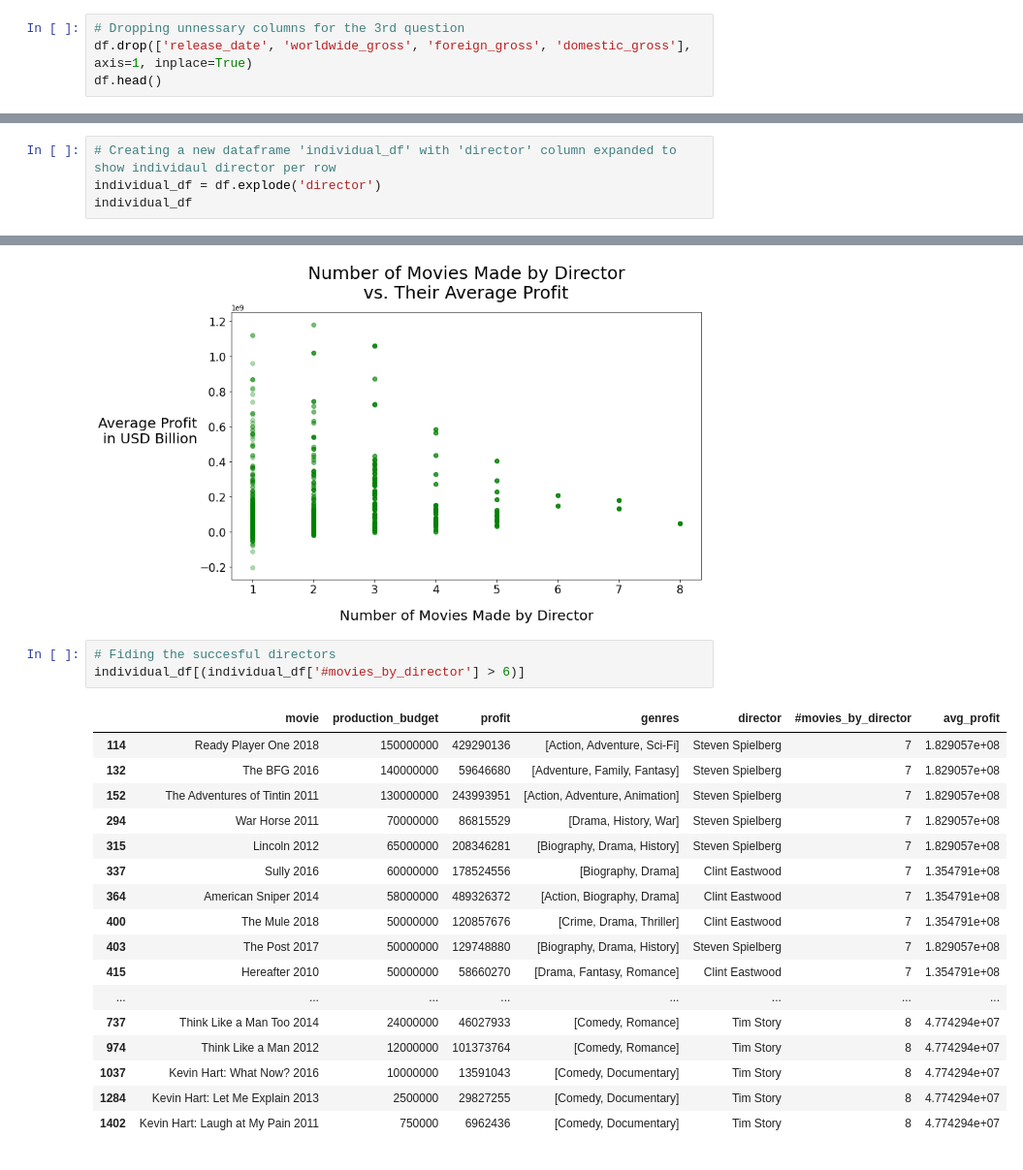
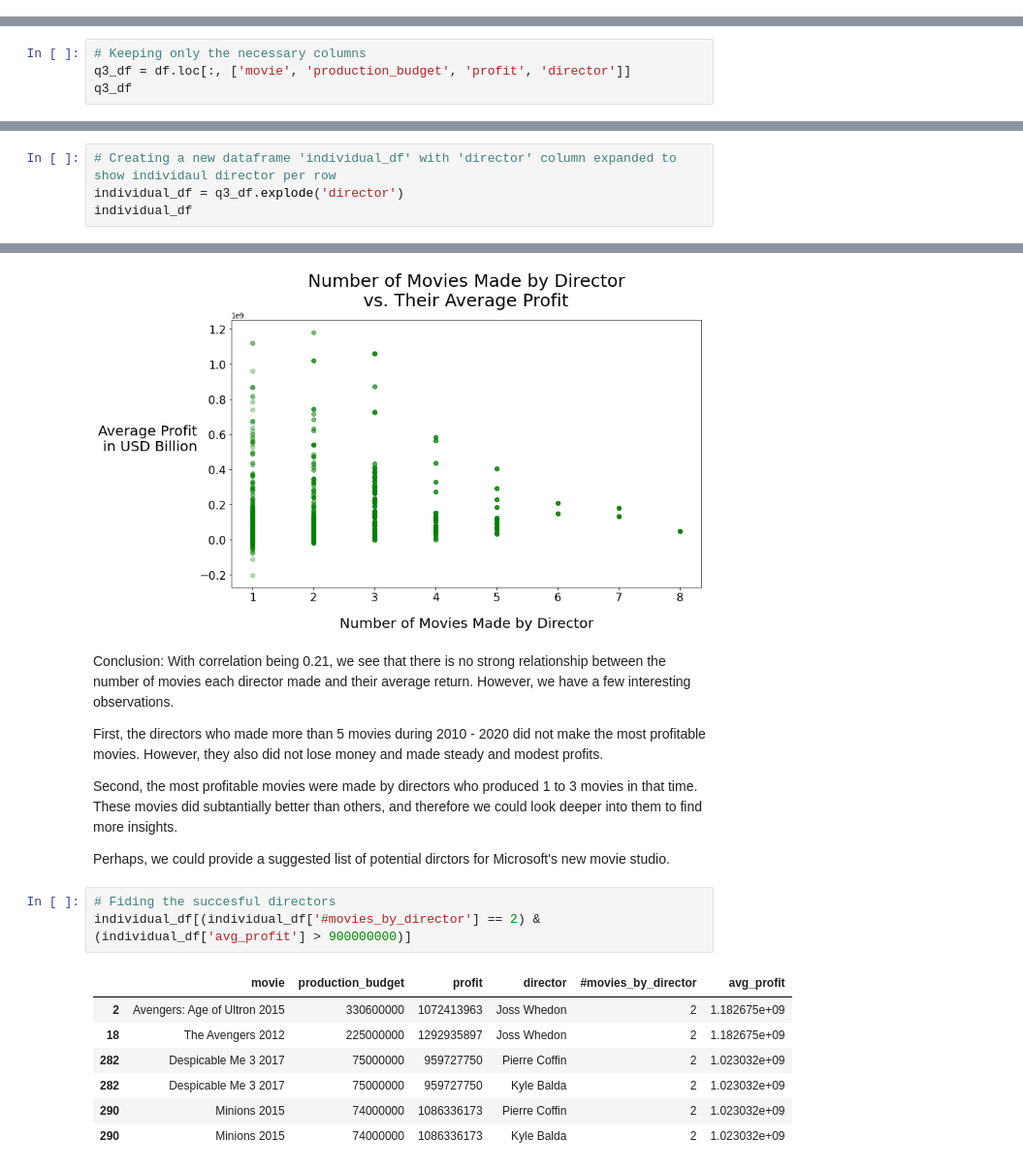
Before and after one commit to sbaltodano/dsc-phase-1-project, a Jupyter notebook: Sejin-EDA.ipynb, the cells around one changed output, grey strips where cells are left out. Shown at 97% size. Cells and saved outputs as stored; diff of their text form.

Commit message:
my first draft

```diff
--- a/Sejin-EDA.ipynb
+++ b/Sejin-EDA.ipynb
@@ -71,4 +70,0 @@ We will prepare a new dataframe that has necessary columns and visualize the top
-# %%
-# Dropping unnessary columns for the 3rd question
-df.drop(['release_date', 'worldwide_gross', 'foreign_gross', 'domestic_gross'], axis=1, inplace=True)
-df.head()
@@ -98,0 +71,4 @@ individual_df
+# %%
+# Keeping only the necessary columns
+q3_df = df.loc[:, ['movie', 'production_budget', 'profit', 'director']]
+q3_df
@@ -159,5 +158,5 @@ Name: director, dtype: int64.
 # %%
 # Creating a new dataframe 'individual_df' with 'director' column expanded to show individaul director per row
-individual_df = df.explode('director')
+individual_df = q3_df.explode('director')
 individual_df
 # %% [output]
@@ -251,24 +250,22 @@ for label in (ax.get_xticklabels() + ax.get_yticklabels()):
     label.set_fontsize(16)
 # %% [output]
 [figure]
+# %% [markdown]
+Conclusion: With correlation being 0.21, we see that there is no strong relationship between the number of movies each director made and their average return. However, we have a few interesting observations.
+
+First, the directors who made more than 5 movies during 2010 - 2020 did not make the most profitable movies. However, they also did not lose money and made steady and modest profits.
+
+Second, the most profitable movies were made by directors who produced 1 to 3 movies in that time. These movies did subtantially better than others, and therefore we could look deeper into them to find more insights.
+
+Perhaps, we could provide a suggested list of potential dirctors for Microsoft's new movie studio.
 # %%
 # Fiding the succesful directors
-individual_df[(individual_df['#movies_by_director'] > 6)]
+individual_df[(individual_df['#movies_by_director'] == 2) & (individual_df['avg_profit'] > 900000000)]
 # %% [output]
-|  | movie | production_budget | profit | genres | director | #movies_by_director | avg_profit |
-| 114 | Ready Player One 2018 | 150000000 | 429290136 | [Action, Adventure, Sci-Fi] | Steven Spielberg | 7 | 1.829057e+08 |
-| 132 | The BFG 2016 | 140000000 | 59646680 | [Adventure, Family, Fantasy] | Steven Spielberg | 7 | 1.829057e+08 |
-| 152 | The Adventures of Tintin 2011 | 130000000 | 243993951 | [Action, Adventure, Animation] | Steven Spielberg | 7 | 1.829057e+08 |
-| 294 | War Horse 2011 | 70000000 | 86815529 | [Drama, History, War] | Steven Spielberg | 7 | 1.829057e+08 |
-| 315 | Lincoln 2012 | 65000000 | 208346281 | [Biography, Drama, History] | Steven Spielberg | 7 | 1.829057e+08 |
-| 337 | Sully 2016 | 60000000 | 178524556 | [Biography, Drama] | Clint Eastwood | 7 | 1.354791e+08 |
-| 364 | American Sniper 2014 | 58000000 | 489326372 | [Action, Biography, Drama] | Clint Eastwood | 7 | 1.354791e+08 |
-| 400 | The Mule 2018 | 50000000 | 120857676 | [Crime, Drama, Thriller] | Clint Eastwood | 7 | 1.354791e+08 |
-| 403 | The Post 2017 | 50000000 | 129748880 | [Biography, Drama, History] | Steven Spielberg | 7 | 1.829057e+08 |
-| 415 | Hereafter 2010 | 50000000 | 58660270 | [Drama, Fantasy, Romance] | Clint Eastwood | 7 | 1.354791e+08 |
-| ... | ... | ... | ... | ... | ... | ... | ... |
-| 737 | Think Like a Man Too 2014 | 24000000 | 46027933 | [Comedy, Romance] | Tim Story | 8 | 4.774294e+07 |
-| 974 | Think Like a Man 2012 | 12000000 | 101373764 | [Comedy, Romance] | Tim Story | 8 | 4.774294e+07 |
-| 1037 | Kevin Hart: What Now? 2016 | 10000000 | 13591043 | [Comedy, Documentary] | Tim Story | 8 | 4.774294e+07 |
-| 1284 | Kevin Hart: Let Me Explain 2013 | 2500000 | 29827255 | [Comedy, Documentary] | Tim Story | 8 | 4.774294e+07 |
-| 1402 | Kevin Hart: Laugh at My Pain 2011 | 750000 | 6962436 | [Comedy, Documentary] | Tim Story | 8 | 4.774294e+07 |
+|  | movie | production_budget | profit | director | #movies_by_director | avg_profit |
+| 2 | Avengers: Age of Ultron 2015 | 330600000 | 1072413963 | Joss Whedon | 2 | 1.182675e+09 |
+| 18 | The Avengers 2012 | 225000000 | 1292935897 | Joss Whedon | 2 | 1.182675e+09 |
+| 282 | Despicable Me 3 2017 | 75000000 | 959727750 | Pierre Coffin | 2 | 1.023032e+09 |
+| 282 | Despicable Me 3 2017 | 75000000 | 959727750 | Kyle Balda | 2 | 1.023032e+09 |
+| 290 | Minions 2015 | 74000000 | 1086336173 | Pierre Coffin | 2 | 1.023032e+09 |
+| 290 | Minions 2015 | 74000000 | 1086336173 | Kyle Balda | 2 | 1.023032e+09 |
```
Also changed, not shown: parts of 13 cells of this notebook.
